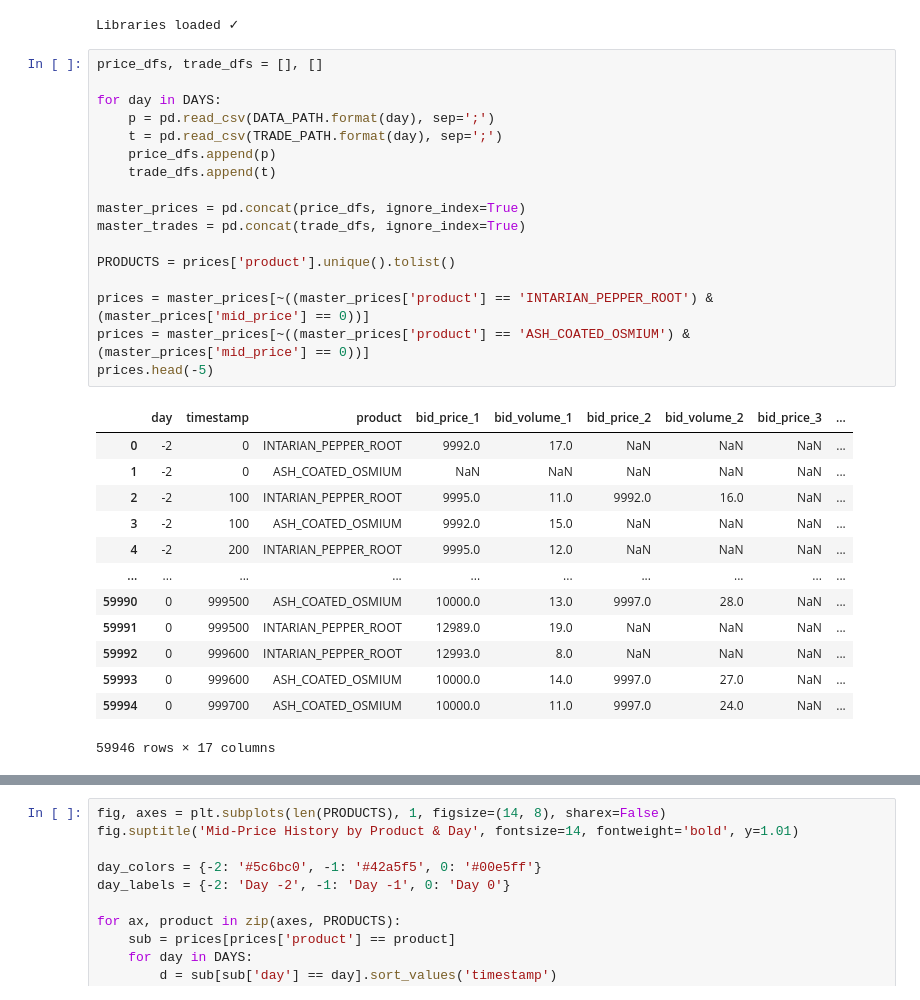
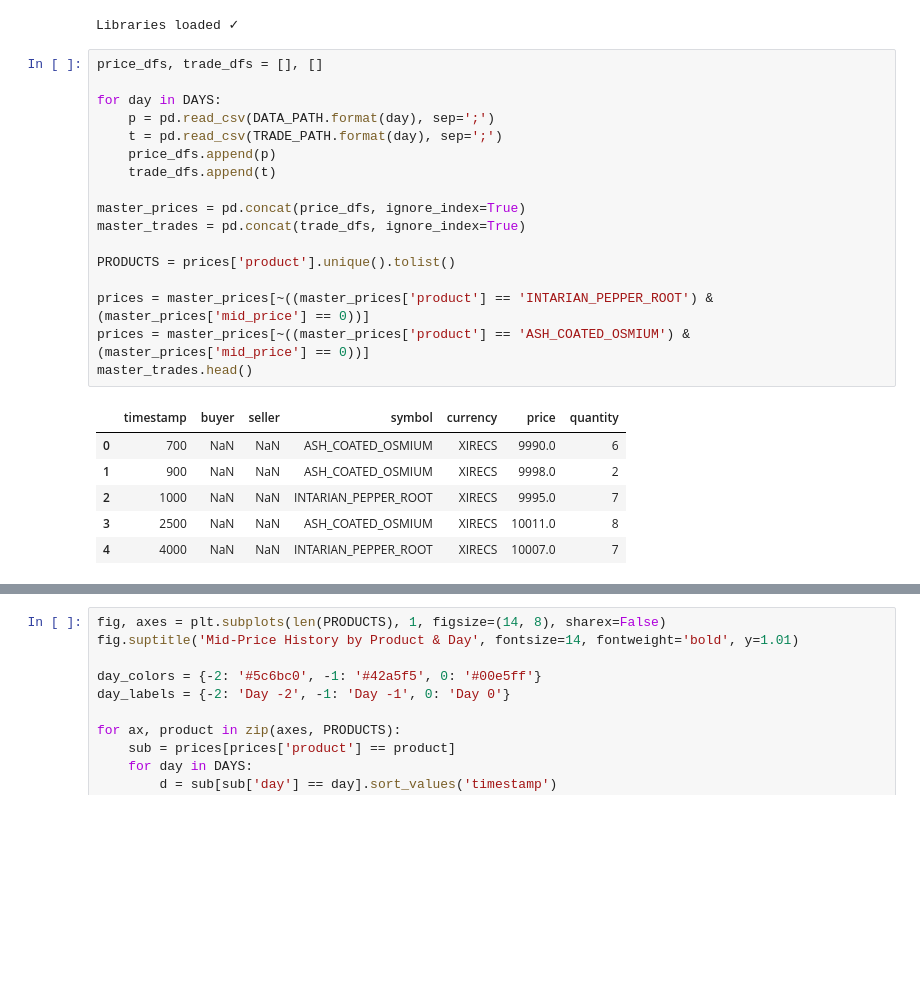
Before and after one commit to adamtpvan/prosperity-4-log-bait, a Jupyter notebook: market_analysis.ipynb, the cells around one changed output, grey strips where cells are left out. Drawn from its saved outputs; the diff is of its cells as text; blank space fills up the shorter version.

Commit message:
intaraian root take strat

```diff
--- a/market_analysis.ipynb
+++ b/market_analysis.ipynb
@@ -46,32 +46,25 @@ Libraries loaded ✓
 # %%
 price_dfs, trade_dfs = [], []
 
 for day in DAYS:
     p = pd.read_csv(DATA_PATH.format(day), sep=';')
     t = pd.read_csv(TRADE_PATH.format(day), sep=';')
     price_dfs.append(p)
     trade_dfs.append(t)
 
 master_prices = pd.concat(price_dfs, ignore_index=True)
 master_trades = pd.concat(trade_dfs, ignore_index=True)
 
 PRODUCTS = prices['product'].unique().tolist()
 
 prices = master_prices[~((master_prices['product'] == 'INTARIAN_PEPPER_ROOT') & (master_prices['mid_price'] == 0))]
 prices = master_prices[~((master_prices['product'] == 'ASH_COATED_OSMIUM') & (master_prices['mid_price'] == 0))]
-prices.head(-5)
+master_trades.head()
 # %% [output]
-|  | day | timestamp | product | bid_price_1 | bid_volume_1 | bid_price_2 | bid_volume_2 | bid_price_3 | ... |
-| 0 | -2 | 0 | INTARIAN_PEPPER_ROOT | 9992.0 | 17.0 | NaN | NaN | NaN | ... |
-| 1 | -2 | 0 | ASH_COATED_OSMIUM | NaN | NaN | NaN | NaN | NaN | ... |
-| 2 | -2 | 100 | INTARIAN_PEPPER_ROOT | 9995.0 | 11.0 | 9992.0 | 16.0 | NaN | ... |
-| 3 | -2 | 100 | ASH_COATED_OSMIUM | 9992.0 | 15.0 | NaN | NaN | NaN | ... |
-| 4 | -2 | 200 | INTARIAN_PEPPER_ROOT | 9995.0 | 12.0 | NaN | NaN | NaN | ... |
-| ... | ... | ... | ... | ... | ... | ... | ... | ... | ... |
-| 59990 | 0 | 999500 | ASH_COATED_OSMIUM | 10000.0 | 13.0 | 9997.0 | 28.0 | NaN | ... |
-| 59991 | 0 | 999500 | INTARIAN_PEPPER_ROOT | 12989.0 | 19.0 | NaN | NaN | NaN | ... |
-| 59992 | 0 | 999600 | INTARIAN_PEPPER_ROOT | 12993.0 | 8.0 | NaN | NaN | NaN | ... |
-| 59993 | 0 | 999600 | ASH_COATED_OSMIUM | 10000.0 | 14.0 | 9997.0 | 27.0 | NaN | ... |
-| 59994 | 0 | 999700 | ASH_COATED_OSMIUM | 10000.0 | 11.0 | 9997.0 | 24.0 | NaN | ... |
+|  | timestamp | buyer | seller | symbol | currency | price | quantity |
+| 0 | 700 | NaN | NaN | ASH_COATED_OSMIUM | XIRECS | 9990.0 | 6 |
+| 1 | 900 | NaN | NaN | ASH_COATED_OSMIUM | XIRECS | 9998.0 | 2 |
+| 2 | 1000 | NaN | NaN | INTARIAN_PEPPER_ROOT | XIRECS | 9995.0 | 7 |
+| 3 | 2500 | NaN | NaN | ASH_COATED_OSMIUM | XIRECS | 10011.0 | 8 |
+| 4 | 4000 | NaN | NaN | INTARIAN_PEPPER_ROOT | XIRECS | 10007.0 | 7 |
-59946 rows × 17 columns
 # %%
```
Also changed, not shown: parts of 2 cells of this notebook, 3 other files.
